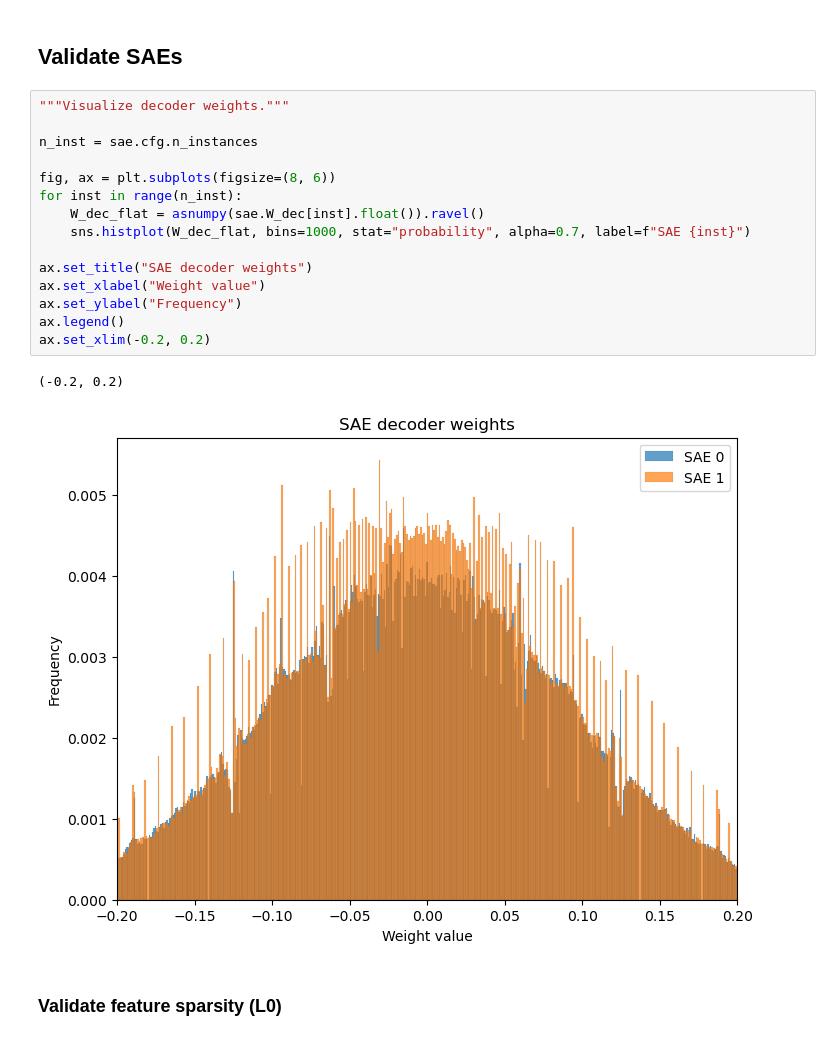
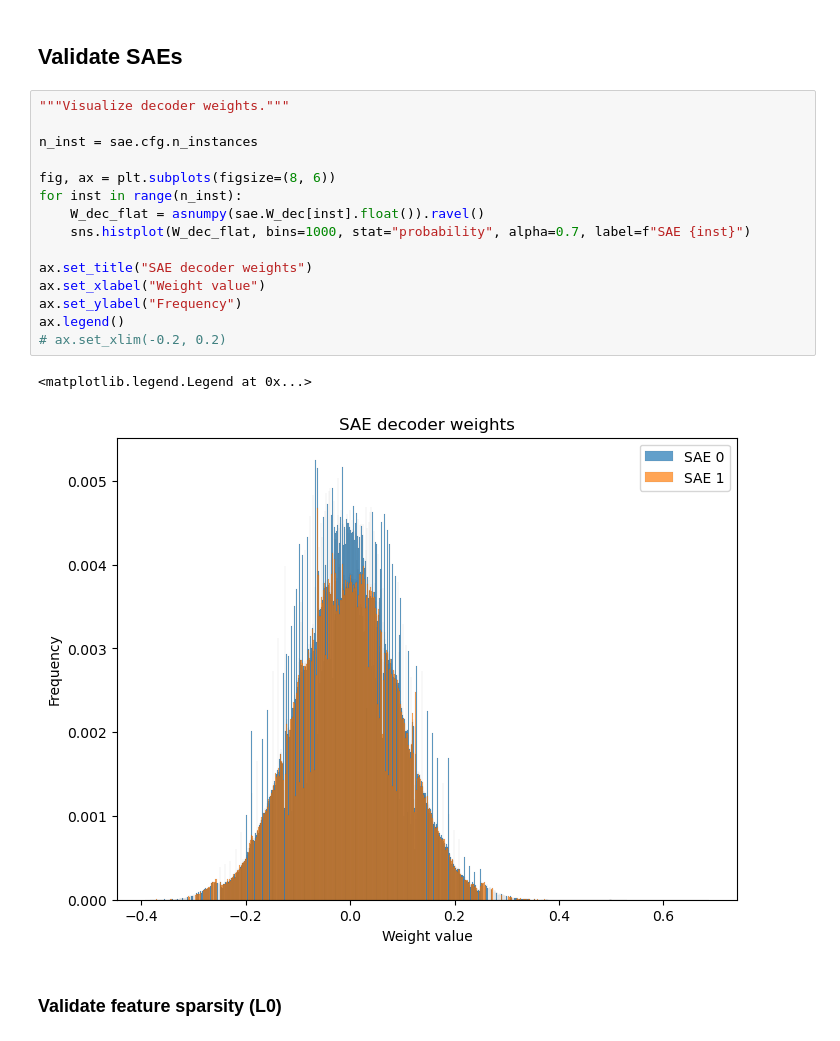
Before and after one commit to jkbhagatio/mini, a Jupyter notebook: notebooks/mini0.ipynb, the cells around one changed output. Drawn from its saved outputs; the diff is of its cells as text.

```diff
--- a/notebooks/mini0.ipynb
+++ b/notebooks/mini0.ipynb
@@ -831,21 +832,21 @@ plt.show()
 # %%
 """Visualize decoder weights."""
 
 n_inst = sae.cfg.n_instances
 
 fig, ax = plt.subplots(figsize=(8, 6))
 for inst in range(n_inst):
     W_dec_flat = asnumpy(sae.W_dec[inst].float()).ravel()
     sns.histplot(W_dec_flat, bins=1000, stat="probability", alpha=0.7, label=f"SAE {inst}")
 
 ax.set_title("SAE decoder weights")
 ax.set_xlabel("Weight value")
 ax.set_ylabel("Frequency")
 ax.legend()
-ax.set_xlim(-0.2, 0.2)
+# ax.set_xlim(-0.2, 0.2)
 # %% [output]
-(-0.2, 0.2)
+<matplotlib.legend.Legend at 0x...>
-[figure, old version]
+[figure, new version]
 # %% [markdown]
 ### Validate feature sparsity (L0)
 # %%
```
Also changed, not shown: parts of 7 cells of this notebook, 2 other files.
